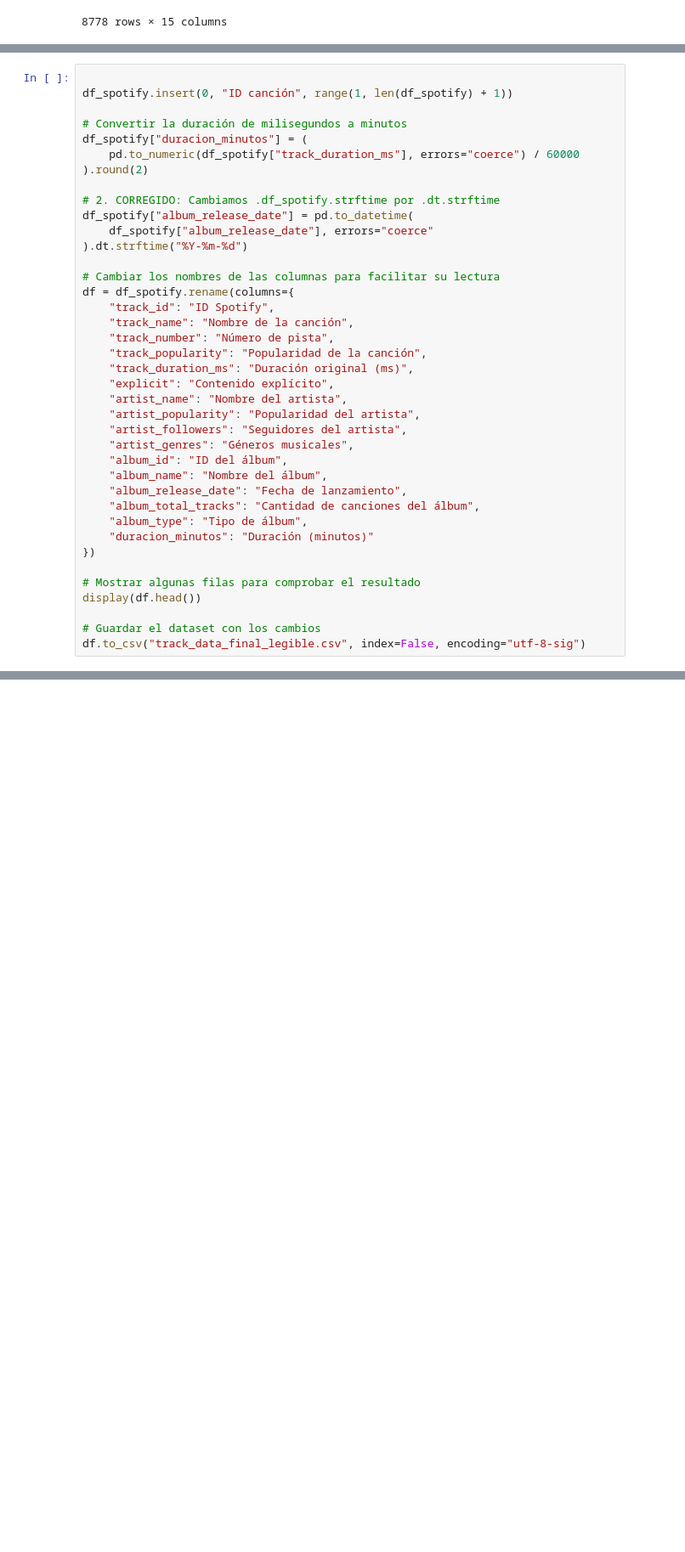
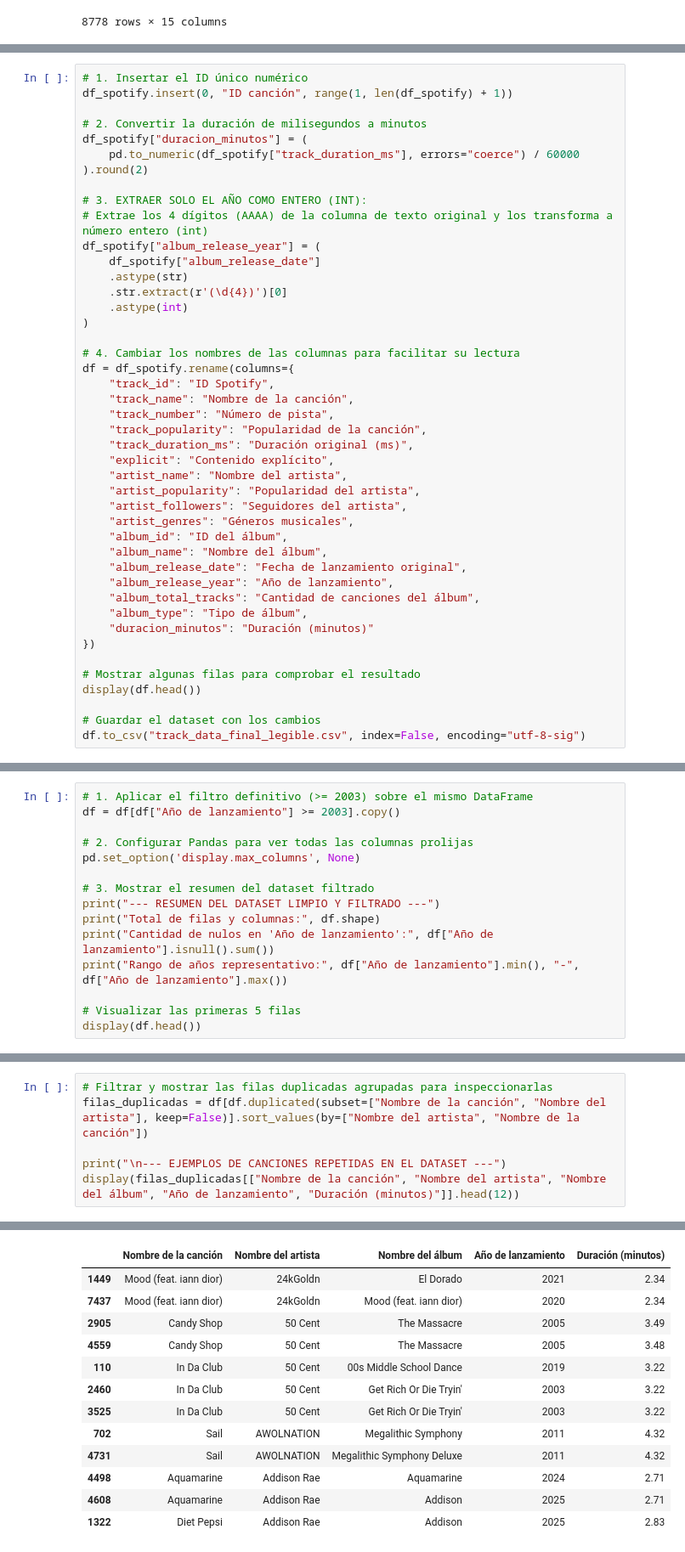
Before and after one commit to OjedaRocio/TP-Grupal-Laboratorio-2C-2026, a Jupyter notebook: TP_Grupal.ipynb, the cells around one changed output, grey strips where cells are left out. Shown at 85% size. Cells and saved outputs as stored; diff of their text form; blank space fills up the shorter version.

```diff
--- a/TP_Grupal.ipynb
+++ b/TP_Grupal.ipynb
@@ -146,18 +248,22 @@ memory usage: 968.8+ KB
 # %%
-
+# 1. Insertar el ID único numérico
 df_spotify.insert(0, "ID canción", range(1, len(df_spotify) + 1))
 
-# Convertir la duración de milisegundos a minutos
+# 2. Convertir la duración de milisegundos a minutos
 df_spotify["duracion_minutos"] = (
     pd.to_numeric(df_spotify["track_duration_ms"], errors="coerce") / 60000
 ).round(2)
 
-# 2. CORREGIDO: Cambiamos .df_spotify.strftime por .dt.strftime
-df_spotify["album_release_date"] = pd.to_datetime(
-    df_spotify["album_release_date"], errors="coerce"
-).dt.strftime("%Y-%m-%d")
+# 3. EXTRAER SOLO EL AÑO COMO ENTERO (INT):
+# Extrae los 4 dígitos (AAAA) de la columna de texto original y los transforma a número entero (int)
+df_spotify["album_release_year"] = (
+    df_spotify["album_release_date"]
+    .astype(str)
+    .str.extract(r'(\d{4})')[0]
+    .astype(int)
+)
 
-# Cambiar los nombres de las columnas para facilitar su lectura
+# 4. Cambiar los nombres de las columnas para facilitar su lectura
 df = df_spotify.rename(columns={
     "track_id": "ID Spotify",
     "track_name": "Nombre de la canción",
@@ -171,7 +277,8 @@ df = df_spotify.rename(columns={
     "artist_genres": "Géneros musicales",
     "album_id": "ID del álbum",
     "album_name": "Nombre del álbum",
-    "album_release_date": "Fecha de lanzamiento",
+    "album_release_date": "Fecha de lanzamiento original",
+    "album_release_year": "Año de lanzamiento",
     "album_total_tracks": "Cantidad de canciones del álbum",
     "album_type": "Tipo de álbum",
     "duracion_minutos": "Duración (minutos)"
@@ -191,0 +368,15 @@ df.to_csv("track_data_final_legible.csv", index=False, encoding="utf-8-sig")
+# %%
+# 1. Aplicar el filtro definitivo (>= 2003) sobre el mismo DataFrame
+df = df[df["Año de lanzamiento"] >= 2003].copy()
+
+# 2. Configurar Pandas para ver todas las columnas prolijas
+pd.set_option('display.max_columns', None)
+
+# 3. Mostrar el resumen del dataset filtrado
+print("--- RESUMEN DEL DATASET LIMPIO Y FILTRADO ---")
+print("Total de filas y columnas:", df.shape)
+print("Cantidad de nulos en 'Año de lanzamiento':", df["Año de lanzamiento"].isnull().sum())
+print("Rango de años representativo:", df["Año de lanzamiento"].min(), "-", df["Año de lanzamiento"].max())
+
+# Visualizar las primeras 5 filas
+display(df.head())
@@ -191,0 +408,7 @@ df.to_csv("track_data_final_legible.csv", index=False, encoding="utf-8-sig")
+# %%
+# Filtrar y mostrar las filas duplicadas agrupadas para inspeccionarlas
+filas_duplicadas = df[df.duplicated(subset=["Nombre de la canción", "Nombre del artista"], keep=False)].sort_values(by=["Nombre del artista", "Nombre de la canción"])
+
+print("\n--- EJEMPLOS DE CANCIONES REPETIDAS EN EL DATASET ---")
+display(filas_duplicadas[["Nombre de la canción", "Nombre del artista", "Nombre del álbum", "Año de lanzamiento", "Duración (minutos)"]].head(12))
+# %% [output]
@@ -191,0 +416,13 @@ df.to_csv("track_data_final_legible.csv", index=False, encoding="utf-8-sig")
+|  | Nombre de la canción | Nombre del artista | Nombre del álbum | Año de lanzamiento | Duración (minutos) |
+| 1449 | Mood (feat. iann dior) | 24kGoldn | El Dorado | 2021 | 2.34 |
+| 7437 | Mood (feat. iann dior) | 24kGoldn | Mood (feat. iann dior) | 2020 | 2.34 |
+| 2905 | Candy Shop | 50 Cent | The Massacre | 2005 | 3.49 |
+| 4559 | Candy Shop | 50 Cent | The Massacre | 2005 | 3.48 |
+| 110 | In Da Club | 50 Cent | 00s Middle School Dance | 2019 | 3.22 |
+| 2460 | In Da Club | 50 Cent | Get Rich Or Die Tryin' | 2003 | 3.22 |
+| 3525 | In Da Club | 50 Cent | Get Rich Or Die Tryin' | 2003 | 3.22 |
+| 702 | Sail | AWOLNATION | Megalithic Symphony | 2011 | 4.32 |
+| 4731 | Sail | AWOLNATION | Megalithic Symphony Deluxe | 2011 | 4.32 |
+| 4498 | Aquamarine | Addison Rae | Aquamarine | 2024 | 2.71 |
+| 4608 | Aquamarine | Addison Rae | Addison | 2025 | 2.71 |
+| 1322 | Diet Pepsi | Addison Rae | Addison | 2025 | 2.83 |
```
Also changed, not shown: parts of 22 cells of this notebook.
